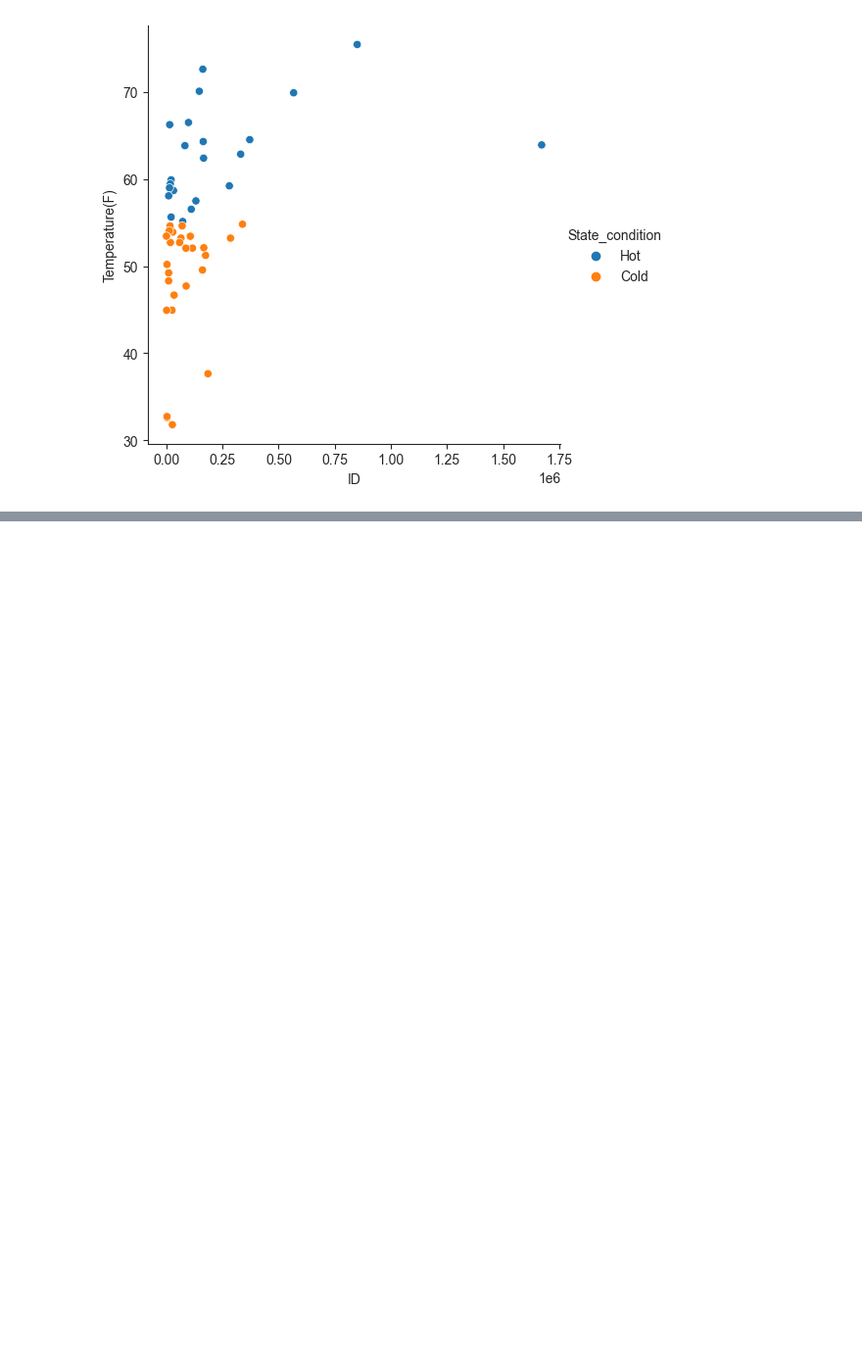
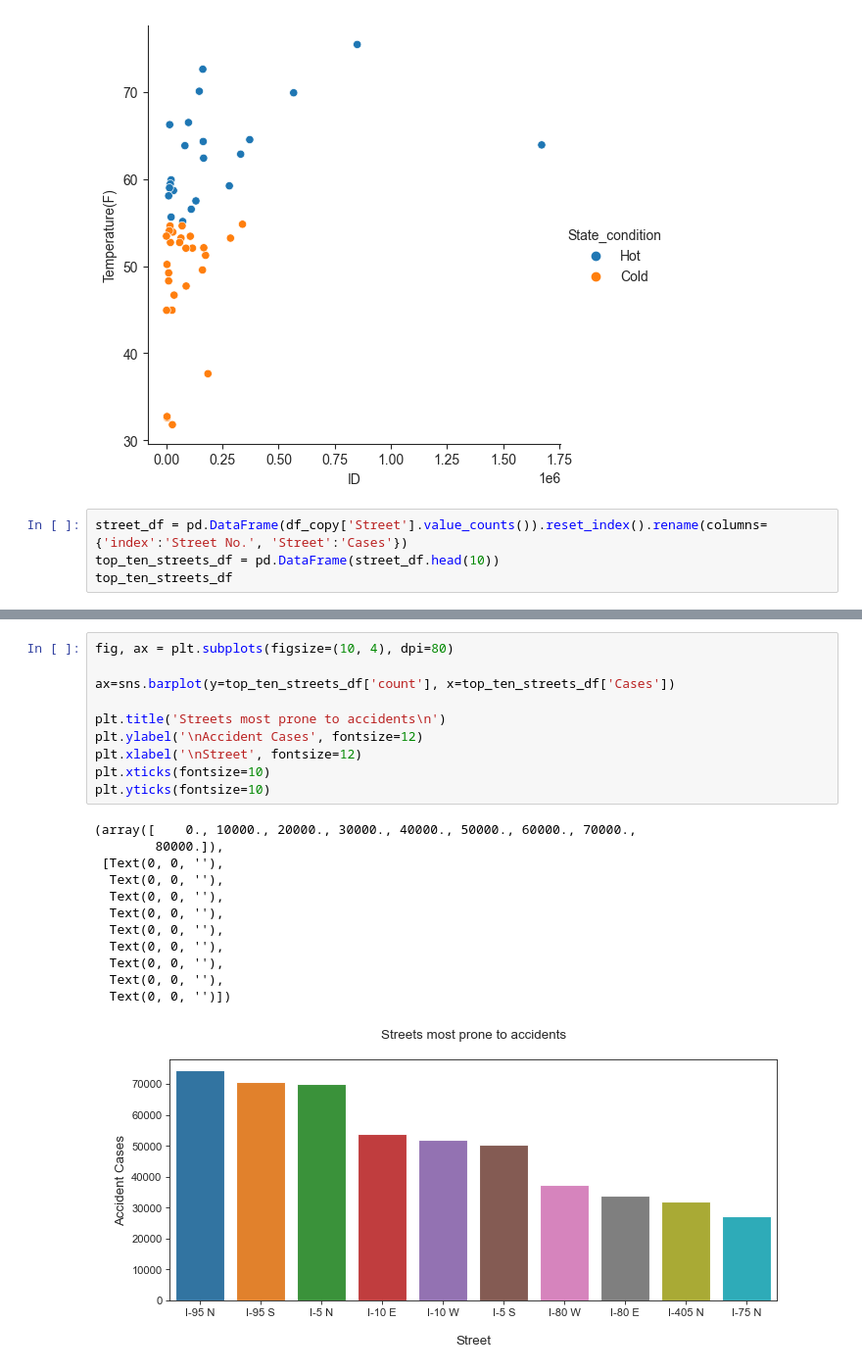
Before and after one commit to AbhirupB/Road-accidents-ML, a Jupyter notebook: EDA and training.ipynb, the cells around one changed output, grey strips where cells are left out. Shown at 98% size. Saved outputs shown, nothing was run; the diff lists cells and outputs as text; blank space fills up the shorter version.

```diff
--- a/EDA and training.ipynb
+++ b/EDA and training.ipynb
@@ -600,3 +600,7 @@ sns.relplot(x='ID',y='Temperature(F)',hue='State_condition',data=final_table)
 # %% [output]
 <seaborn.axisgrid.FacetGrid at 0x...>
 [figure]
+# %%
+street_df = pd.DataFrame(df_copy['Street'].value_counts()).reset_index().rename(columns={'index':'Street No.', 'Street':'Cases'})
+top_ten_streets_df = pd.DataFrame(street_df.head(10))
+top_ten_streets_df
@@ -602,0 +619,23 @@ sns.relplot(x='ID',y='Temperature(F)',hue='State_condition',data=final_table)
+# %%
+fig, ax = plt.subplots(figsize=(10, 4), dpi=80)
+
+ax=sns.barplot(y=top_ten_streets_df['count'], x=top_ten_streets_df['Cases'])
+
+plt.title('Streets most prone to accidents\n')
+plt.ylabel('\nAccident Cases', fontsize=12)
+plt.xlabel('\nStreet', fontsize=12)
+plt.xticks(fontsize=10)
+plt.yticks(fontsize=10)
+# %% [output]
+(array([    0., 10000., 20000., 30000., 40000., 50000., 60000., 70000.,
+        80000.]),
+ [Text(0, 0, ''),
+  Text(0, 0, ''),
+  Text(0, 0, ''),
+  Text(0, 0, ''),
+  Text(0, 0, ''),
+  Text(0, 0, ''),
+  Text(0, 0, ''),
+  Text(0, 0, ''),
+  Text(0, 0, '')])
+[figure, added]
```
Also changed, not shown: parts of 17 cells of this notebook.
